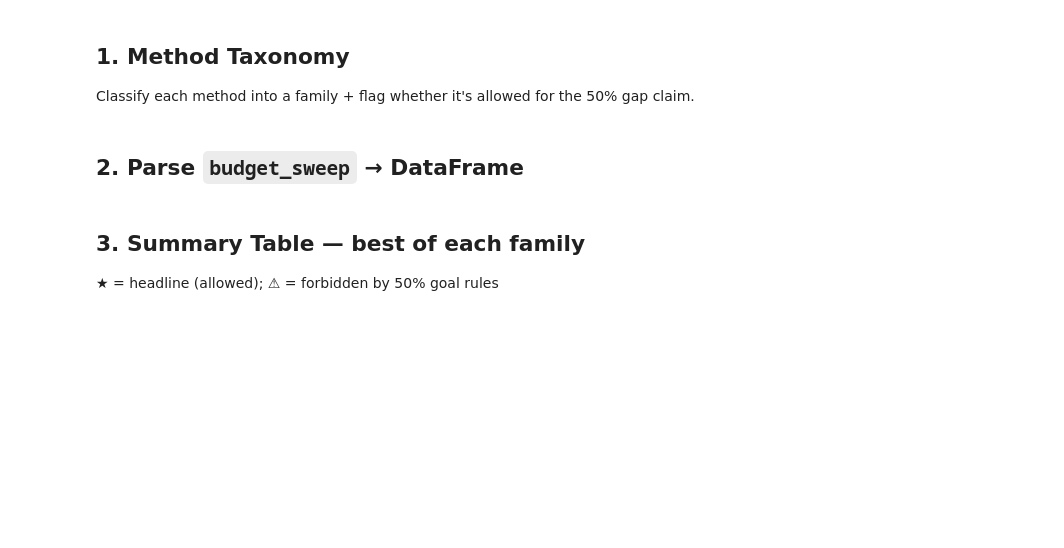
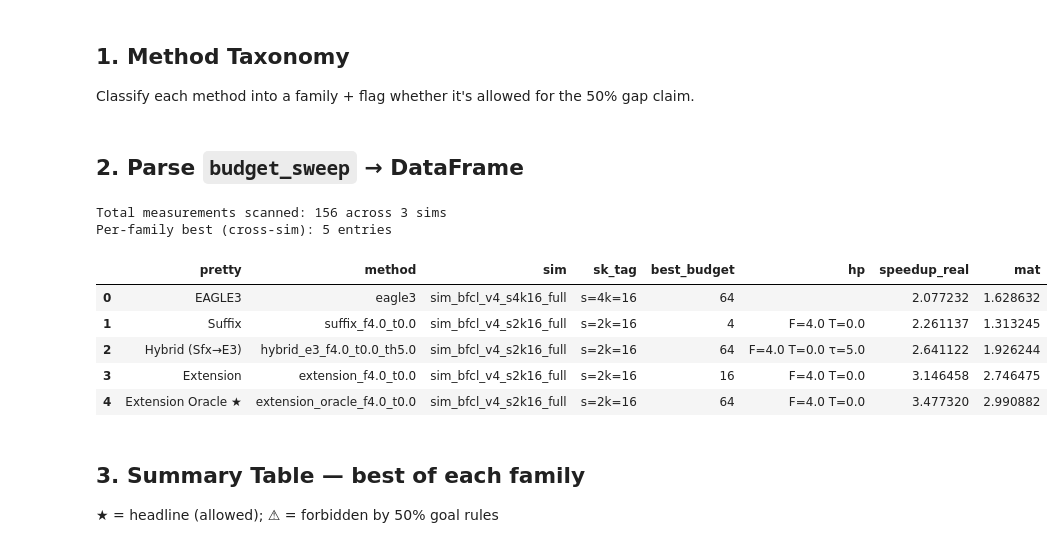
Before and after one commit to xogusrns123/advance-spec, a Jupyter notebook: simulation/notebooks/compare_methods.ipynb, the cells around one changed output. Saved outputs shown, nothing was run; the diff lists cells and outputs as text; code cells hidden in the pictures; blank space fills up the shorter version.

```diff
--- a/simulation/notebooks/compare_methods.ipynb
+++ b/simulation/notebooks/compare_methods.ipynb
@@ -301,8 +259,8 @@ for sim_name, (path, info) in WORKLOAD_SIMS.items():
     k_tag = info["topk"]
     sk = f"s={s_tag}k={k_tag}" if s_tag else "?"
     for col in df_i.columns:
-        if not col.endswith("_speedup_real"): continue
-        m_name = col[:-len("_speedup_real")]
+        if not col.endswith(_METRIC_SUFFIX): continue
+        m_name = col[:-len(_METRIC_SUFFIX)]
         if m_name.endswith("_always"): continue
         if is_forbidden(m_name): continue
         spd_col = df_i[col].dropna()
@@ -321,33 +279,49 @@ for sim_name, (path, info) in WORKLOAD_SIMS.items():
                 "method": m_name,
                 "family": fam,
                 "pretty": PRETTY_LABEL.get(fam, fam),
                 "sim": sim_name,
                 "s": s_tag, "k": k_tag, "sk_tag": sk,
                 "best_budget": B,
                 "speedup_real": float(spd),
                 "mat": mat,
                 "avg_target_ms": target_ms,
                 "avg_draft_ms": draft_ms,
                 "avg_step_ms": target_ms + draft_ms,
                 "avg_ext_size": avg_ext_size,
             })
 
 mdf_all = pd.DataFrame(all_records)
 print(f"Total measurements scanned: {len(mdf_all)} across {len(WORKLOAD_SIMS)} sims")
 
 # Per-FAMILY best across ALL sims/budgets/variants — each family picks its OWN
 # (s, k, B, F, T, N, threshold) optimum. This is the fair "method-optimum" view.
+# Restrict display to the 5 core families (per user request 2026-04-28).
+SHOW_FAMILIES = {
+    "single:eagle3", "single:suffix",
+    "hybrid_e3", "extension", "extension_oracle",
+}
+mdf_all = mdf_all[mdf_all["family"].isin(SHOW_FAMILIES)].reset_index(drop=True)
+
 mdf_best = (mdf_all.sort_values("speedup_real", ascending=False)
                    .drop_duplicates(subset="family")
                    .reset_index(drop=True))
 mdf_best["color"] = mdf_best["family"].map(FAMILY_COLOR).fillna("#cccccc")
 mdf_best["hp"] = mdf_best["method"].map(hyperparam_str)
 
 # Apply display order
 mdf_best["order"] = mdf_best["family"].map({f: i for i, f in enumerate(FAMILY_ORDER)})
 mdf_best = mdf_best.dropna(subset=["order"]).sort_values("order").reset_index(drop=True)
 print(f"Per-family best (cross-sim): {len(mdf_best)} entries")
 mdf_best[["pretty", "method", "sim", "sk_tag", "best_budget", "hp", "speedup_real", "mat"]]
+# %% [output]
+Total measurements scanned: 156 across 3 sims
+Per-family best (cross-sim): 5 entries
+|  | pretty | method | sim | sk_tag | best_budget | hp | speedup_real | mat |
+| 0 | EAGLE3 | eagle3 | sim_bfcl_v4_s4k16_full | s=4k=16 | 64 |  | 2.077232 | 1.628632 |
+| 1 | Suffix | suffix_f4.0_t0.0 | sim_bfcl_v4_s2k16_full | s=2k=16 | 4 | F=4.0 T=0.0 | 2.261137 | 1.313245 |
+| 2 | Hybrid (Sfx→E3) | hybrid_e3_f4.0_t0.0_th5.0 | sim_bfcl_v4_s2k16_full | s=2k=16 | 64 | F=4.0 T=0.0 τ=5.0 | 2.641122 | 1.926244 |
+| 3 | Extension | extension_f4.0_t0.0 | sim_bfcl_v4_s2k16_full | s=2k=16 | 16 | F=4.0 T=0.0 | 3.146458 | 2.746475 |
+| 4 | Extension Oracle ★ | extension_oracle_f4.0_t0.0 | sim_bfcl_v4_s2k16_full | s=2k=16 | 64 | F=4.0 T=0.0 | 3.477320 | 2.990882 |
 # %% [markdown]
 ## 3. Summary Table — best of each family
 
```
Also changed, not shown: parts of 15 cells of this notebook, 18 other files.
